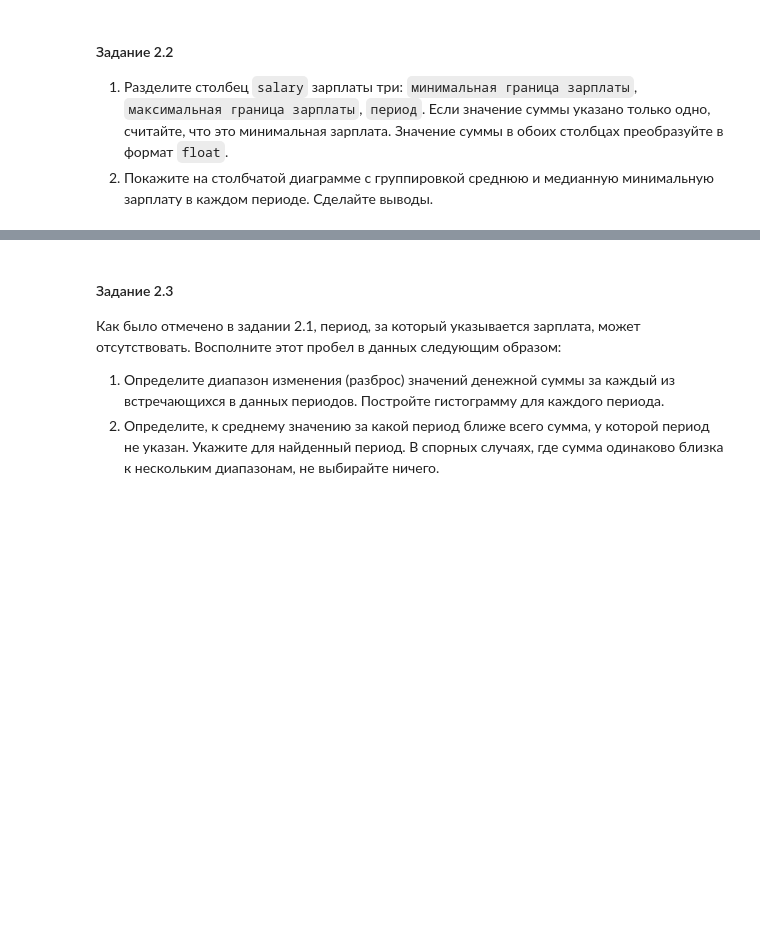
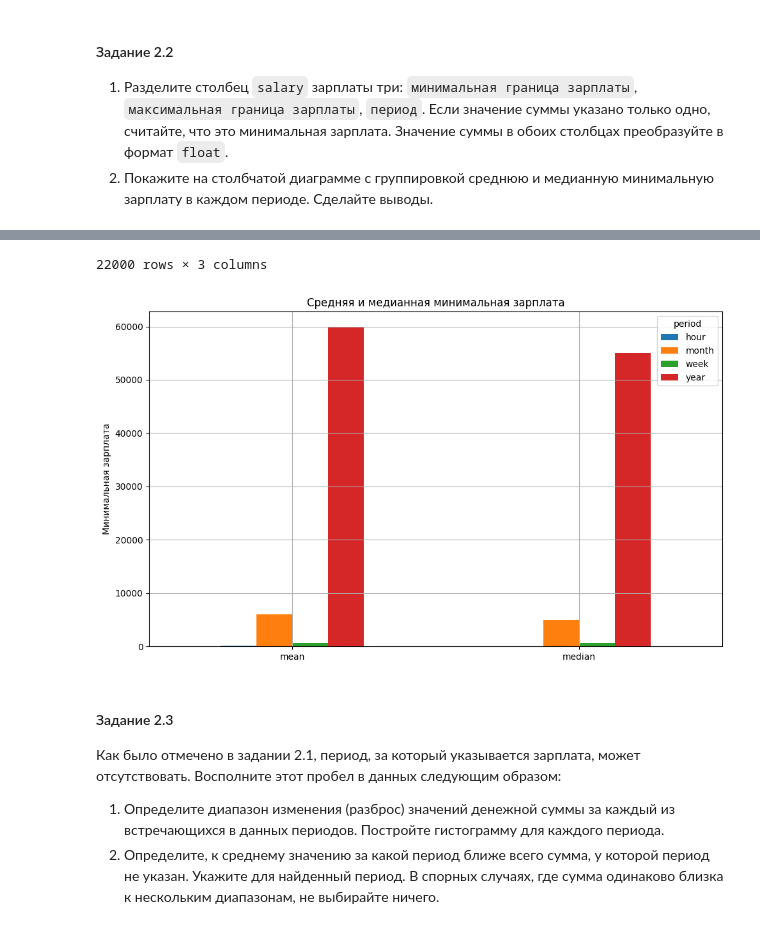
Before and after one commit to AndronIxI/cpp, a Jupyter notebook: labs/Лаба1_МЕВД_Сорокин.ipynb, the cells around one changed output, grey strips where cells are left out. Drawn from its saved outputs; the diff is of its cells as text; code cells hidden in the pictures; blank space fills up the shorter version.

```diff
--- a/labs/Лаба1_МЕВД_Сорокин.ipynb
+++ b/labs/Лаба1_МЕВД_Сорокин.ipynb
@@ -410,0 +514,70 @@ print(Unknowns)
+# %%
+# пункт 1
+patterns = {
+  'per_hour': r'^\$?\s*(\d+(?:,\d{3})*(?:\.\d+)?)\s*\$?\s*/\s*hour',
+  'per_week': r'^\$?\s*(\d+(?:,\d{3})*(?:\.\d+)?)\s*\$?\s*/\s*week',
+  'per_month': r'^\$?\s*(\d+(?:,\d{3})*(?:\.\d+)?)\s*\$?\s*/\s*month',
+  'per_year': r'^\$?\s*(\d+(?:,\d{3})*(?:\.\d+)?)\s*\$?\s*/\s*year',
+  'range_hour': r'^\$?\s*(\d+(?:,\d{3})*(?:\.\d+)?)\s*\$?\s*-\s*\$?\s*(\d+(?:,\d{3})*(?:\.\d+)?)\s*\$?\s*/\s*hour',
+  'range_week': r'^\$?\s*(\d+(?:,\d{3})*(?:\.\d+)?)\s*\$?\s*-\s*\$?\s*(\d+(?:,\d{3})*(?:\.\d+)?)\s*\$?\s*/\s*week',
+  'range_month': r'^\$?\s*(\d+(?:,\d{3})*(?:\.\d+)?)\s*\$?\s*-\s*\$?\s*(\d+(?:,\d{3})*(?:\.\d+)?)\s*\$?\s*/\s*month',
+  'range_year': r'^\$?\s*(\d+(?:,\d{3})*(?:\.\d+)?)\s*\$?\s*-\s*\$?\s*(\d+(?:,\d{3})*(?:\.\d+)?)\s*\$?\s*/\s*year',
+  'per_hour_plus': r'^\$?\s*(\d+(?:,\d{3})*(?:\.\d+)?)\s*\$?\s*\+\s*/\s*hour',
+  'per_week_plus': r'^\$?\s*(\d+(?:,\d{3})*(?:\.\d+)?)\s*\$?\s*\+\s*/\s*week',
+  'per_month_plus': r'^\$?\s*(\d+(?:,\d{3})*(?:\.\d+)?)\s*\$?\s*\+\s*/\s*month',
+  'per_year_plus': r'^\$?\s*(\d+(?:,\d{3})*(?:\.\d+)?)\s*\$?\s*\+\s*/\s*year',
+  'upto_hour': r'^[Uu]p to \$?\s*(\d+(?:,\d{3})*(?:\.\d+)?)\s*\$?\s*/\s*hour',
+  'upto_week': r'^[Uu]p to \$?\s*(\d+(?:,\d{3})*(?:\.\d+)?)\s*\$?\s*/\s*week',
+  'upto_month': r'^[Uu]p to \$?\s*(\d+(?:,\d{3})*(?:\.\d+)?)\s*\$?\s*/\s*month',
+  'upto_year': r'^[Uu]p to \$?\s*(\d+(?:,\d{3})*(?:\.\d+)?)\s*\$?\s*/\s*year',
+  'single_amount': r'^\$?\s*(\d+(?:,\d{3})*(?:\.\d+)?)\s*\$?',
+  'single_range': r'^\$?\s*(\d+(?:,\d{3})*(?:\.\d+)?)\s*\$?\s*-\s*\$?\s*(\d+(?:,\d{3})*(?:\.\d+)?)\s*\$?',
+  'single_upto': r'^[Uu]p to \$?\s*(\d+(?:,\d{3})*(?:\.\d+)?)\s*\$?',
+  'single_plus': r'^\$?\s*(\d+(?:,\d{3})*(?:\.\d+)?)\s*\$?\s*\+'
+  # \$?\s*(\d+(?:,\d{3})*(?:\.\d+)?)\s*\$?
+}
+
+
+
+def parse_salary(s):
+  if pd.isna(s):
+      return pd.Series([None, None, None])
+  s = s.strip()
+  for name, pattern in patterns.items():
+      match = re.search(pattern, s)
+      if match:
+          nums = match.groups()
+          nums = [float(n.replace(',', '')) for n in nums]
+          period = None
+          if 'hour' in pattern:
+              period = 'hour'
+          elif 'week' in pattern:
+              period = 'week'
+          elif 'month' in pattern:
+              period = 'month'
+          elif 'year' in pattern:
+              period = 'year'
+
+          if len(nums) == 2:
+              return pd.Series([nums[0], nums[1], period])
+          else:
+              return pd.Series([nums[0], None, period])
+
+  return pd.Series([None, None, None])
+
+sorted_salary = pd.DataFrame()
+sorted_salary[['min_salary', 'max_salary', 'period']] = df['salary'].apply(parse_salary)
+display(sorted_salary)
+
+
+# пункт 2
+salary_stats = sorted_salary.groupby('period')['min_salary'].agg(['mean', 'median']).dropna()
+salary_stats = salary_stats.T
+
+salary_stats.plot(kind='bar', figsize=(10, 6), title='Средняя и медианная минимальная зарплата')
+plt.ylabel('Минимальная зарплата')
+plt.xticks(rotation=0)
+plt.grid(True)
+plt.tight_layout()
+plt.show()
+# %% [output]
@@ -411,3 +596,5 @@ print(Unknowns)
+22000 rows × 3 columns
+[figure, added]
 # %% [markdown]
 #### Задание 2.3
 
```
Also changed, not shown: parts of 11 cells of this notebook.
